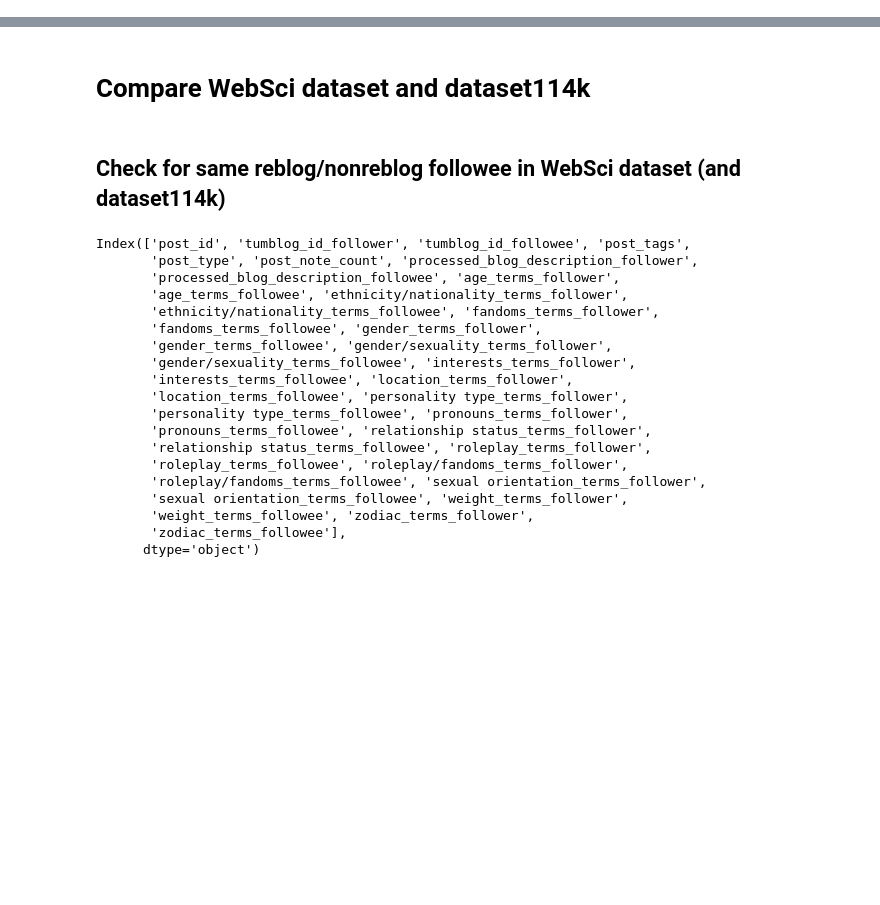
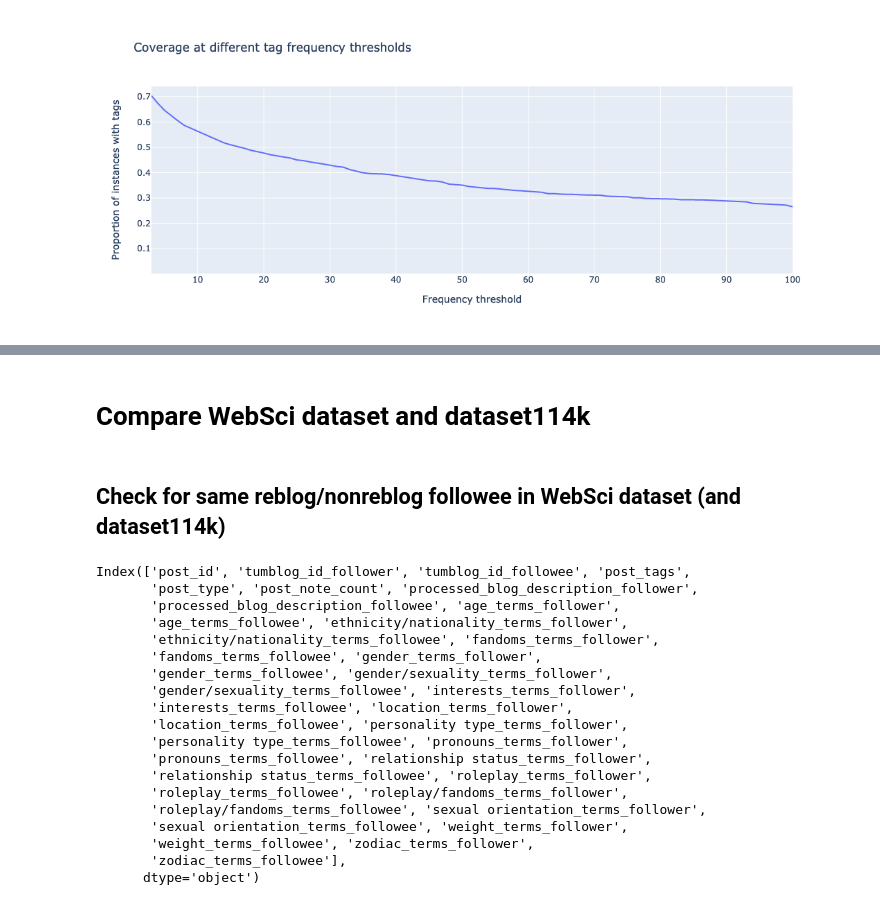
Before and after one commit to michaelmilleryoder/tumblr_community_identity, a Jupyter notebook: jupyter/check_data.ipynb, the cells around one changed output, grey strips where cells are left out. Saved outputs shown, nothing was run; the diff lists cells and outputs as text; code cells hidden in the pictures; blank space fills up the shorter version.

```diff
--- a/jupyter/check_data.ipynb
+++ b/jupyter/check_data.ipynb
@@ -0,0 +39,18 @@
+# %%
+from collections import Counter
+doc_ctr = Counter() # tag: n_docs containing that tag
+for instance in tag_instances:
+    for tag in set(instance):
+        doc_ctr[tag] += 1
+counts = [count for word, count in doc_ctr.most_common()]
+doc_ctr.most_common()
+
+# taglist = [t for el in tag_instances for t in el]
+# print(len(taglist))
+# taglist
+
+# from collections import Counter
+# tag_ctr = Counter(taglist)
+# counts = [count for word, count in tag_ctr.most_common()]
+# counts
+# tag_ctr.most_common()
@@ -0,0 +75,3 @@
+# %%
+freq_counts = set(doc_ctr.values())
+freq_counts
@@ -0,0 +100,18 @@
+# %%
+from tqdm.notebook import tqdm
+
+vals = {}
+subset = 146
+for i in tqdm(list(reversed(list(freq_counts)))[:subset], total=subset):
+#     vals[i] = sum([c for c in counts if c >= i])
+    # Count non-empty instances that would capture with those tags
+#     words = [w for w,c in tag_ctr.items() if c >= i]
+    words = [w for w,c in doc_ctr.items() if c >= i]
+    n_instances = len([instance for instance in tag_instances if any([w in instance for w in words])])
+    vals[i] = n_instances
+
+if 630 in vals:
+    del vals[630]
+# freqs = {i: f/len(taglist) for i,f in vals.items()}
+freqs = {i: f/len(tag_instances) for i,f in vals.items()}
+freqs
@@ -0,0 +136,7 @@
+# %%
+figure = px.line(x=freqs.keys(), y=freqs.values(), labels=dict(x='Frequency threshold', y='Proportion of instances with tags'),
+              title='Coverage at different tag frequency thresholds')
+figure.update_xaxes(range=[3,100])
+figure.show()
+# %% [output]
+[figure, added]
```
Also changed, not shown: parts of 12 cells of this notebook, 7 other files.
